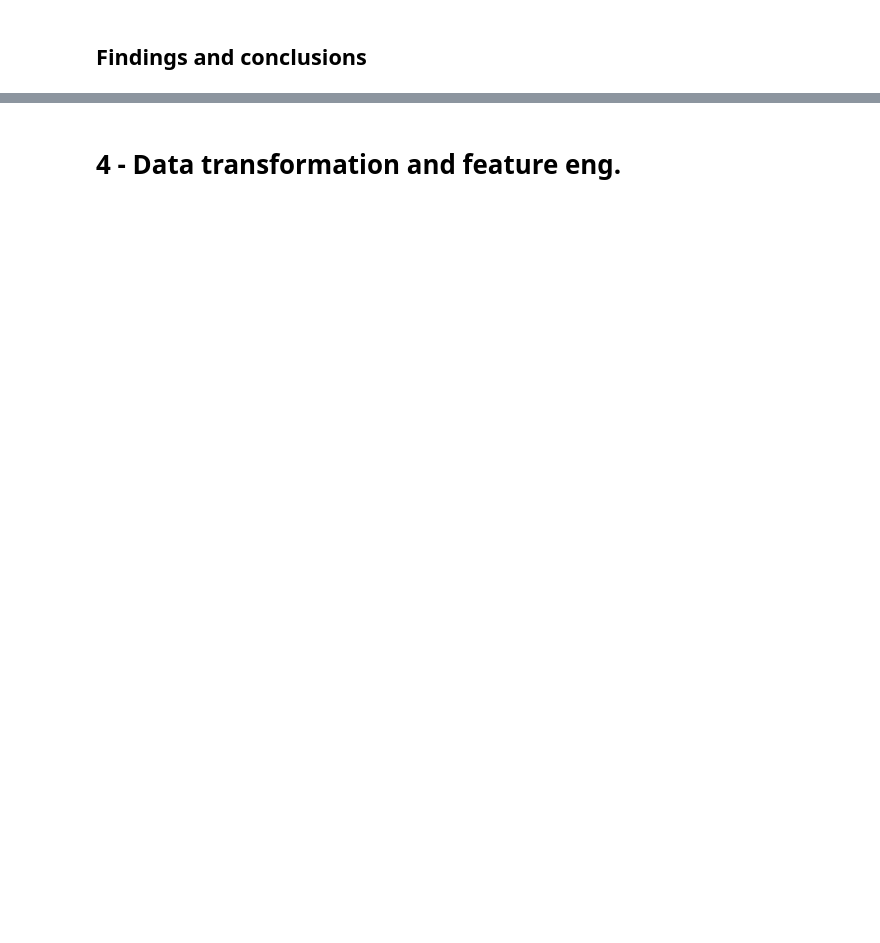
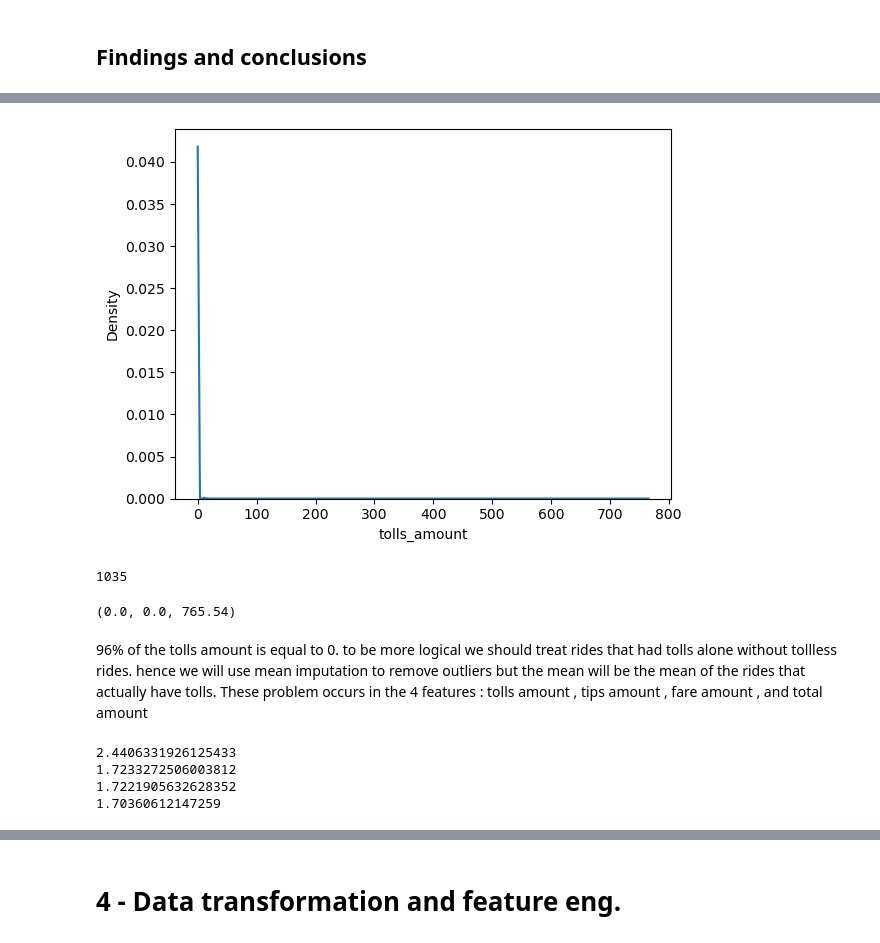
Before and after one commit to Abdullah204/Farecast, a Jupyter notebook: Milestone_1/M1_MET_49-2554_2_8-18.ipynb, the cells around one changed output, grey strips where cells are left out. Cells and saved outputs as stored; diff of their text form; code cells hidden in the pictures; blank space fills up the shorter version.

```diff
--- a/Milestone_1/M1_MET_49-2554_2_8-18.ipynb
+++ b/Milestone_1/M1_MET_49-2554_2_8-18.ipynb
@@ -644,0 +828,17 @@ This ends handling null values.
+# %%
+sns.kdeplot(df['tolls_amount'])
+plt.show()
+# %% [output]
+[figure, added]
+# %%
+(df['tolls_amount']>10).sum()
+# %% [output]
+1035
+# %%
+df['tolls_amount'].quantile(0.96) ,df['tolls_amount'].min(),df['tolls_amount'].max()
+# %% [output]
+(0.0, 0.0, 765.54)
+# %% [markdown]
+96% of the tolls amount is equal to 0. to be more logical we should treat rides that had tolls alone without tollless rides.
+hence we will use mean imputation to remove outliers but the mean will be the mean of the rides that actually have tolls.
+These problem occurs in the 4 features : tolls amount , tips amount , fare amount , and total amount
@@ -644,0 +858,9 @@ This ends handling null values.
+# %%
+for feat in positive_amount_outliers:
+    handle_amount_outliers(feat)
+    view_non_zero_imputed_description(feat)
+# %% [output]
+2.4406331926125433
+1.7233272506003812
+1.7221905632628352
+1.70360612147259
```
Also changed, not shown: parts of 84 cells of this notebook, 1 other file.
